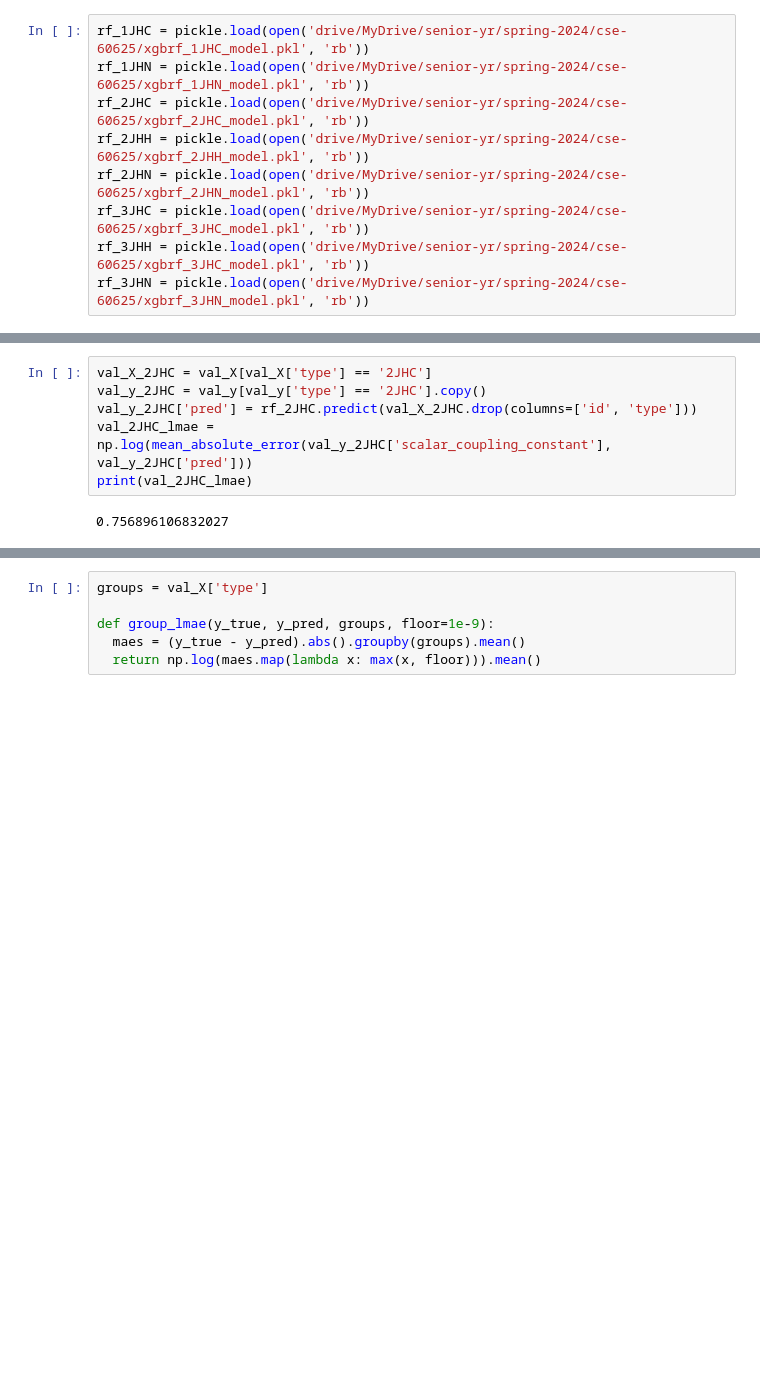
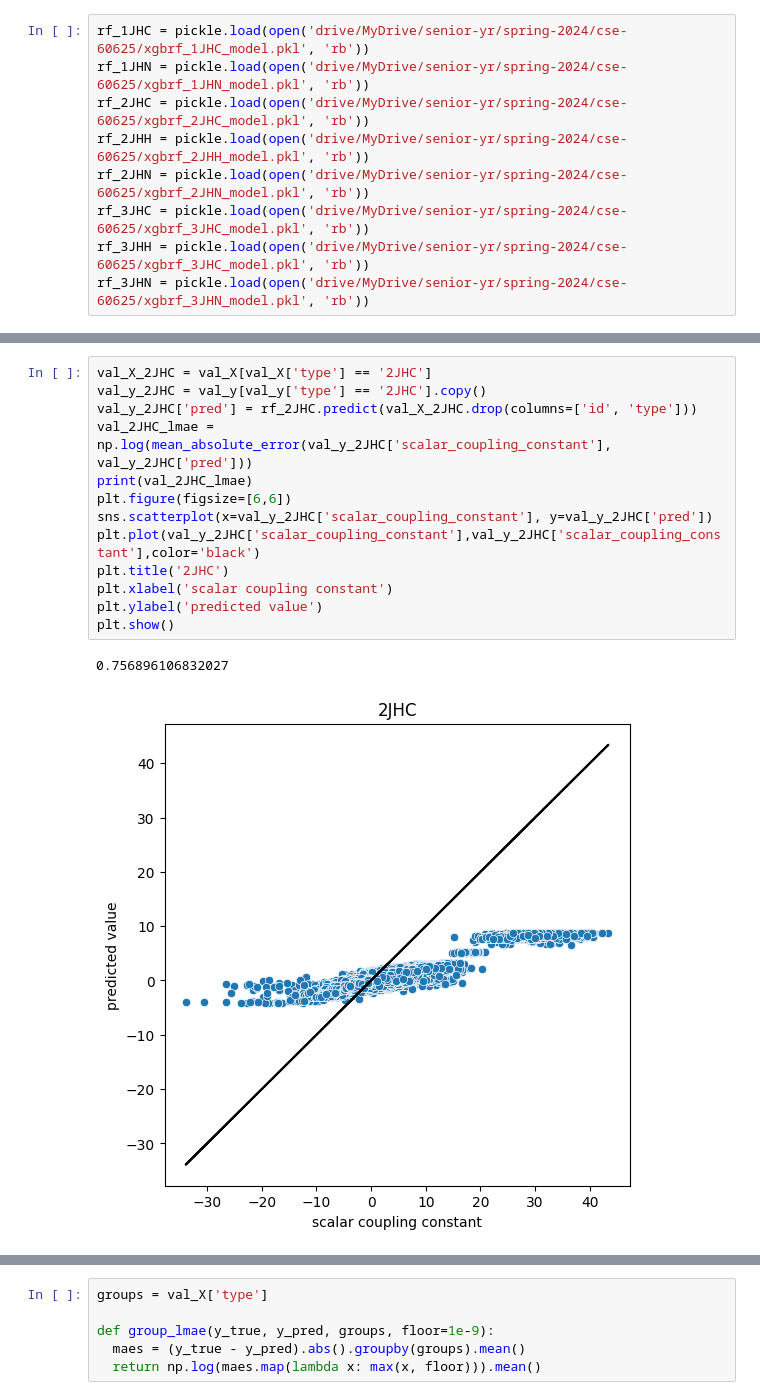
Before and after one commit to tram-tr/predicting-molecular-properties, a Jupyter notebook: models_v1.ipynb, the cells around one changed output, grey strips where cells are left out. Drawn from its saved outputs; the diff is of its cells as text; blank space fills up the shorter version.

```diff
--- a/models_v1.ipynb
+++ b/models_v1.ipynb
@@ -571,11 +588,19 @@ print(val_1JHN_lmae)
 # %%
 val_X_2JHC = val_X[val_X['type'] == '2JHC']
 val_y_2JHC = val_y[val_y['type'] == '2JHC'].copy()
 val_y_2JHC['pred'] = rf_2JHC.predict(val_X_2JHC.drop(columns=['id', 'type']))
 val_2JHC_lmae = np.log(mean_absolute_error(val_y_2JHC['scalar_coupling_constant'], val_y_2JHC['pred']))
 print(val_2JHC_lmae)
+plt.figure(figsize=[6,6])
+sns.scatterplot(x=val_y_2JHC['scalar_coupling_constant'], y=val_y_2JHC['pred'])
+plt.plot(val_y_2JHC['scalar_coupling_constant'],val_y_2JHC['scalar_coupling_constant'],color='black')
+plt.title('2JHC')
+plt.xlabel('scalar coupling constant')
+plt.ylabel('predicted value')
+plt.show()
 # %% [output]
 0.756896106832027
+[figure, added]
 # %%
 val_X_2JHH = val_X[val_X['type'] == '2JHH']
 val_y_2JHH = val_y[val_y['type'] == '2JHH'].copy()
```
Also changed, not shown: parts of 11 cells of this notebook.
